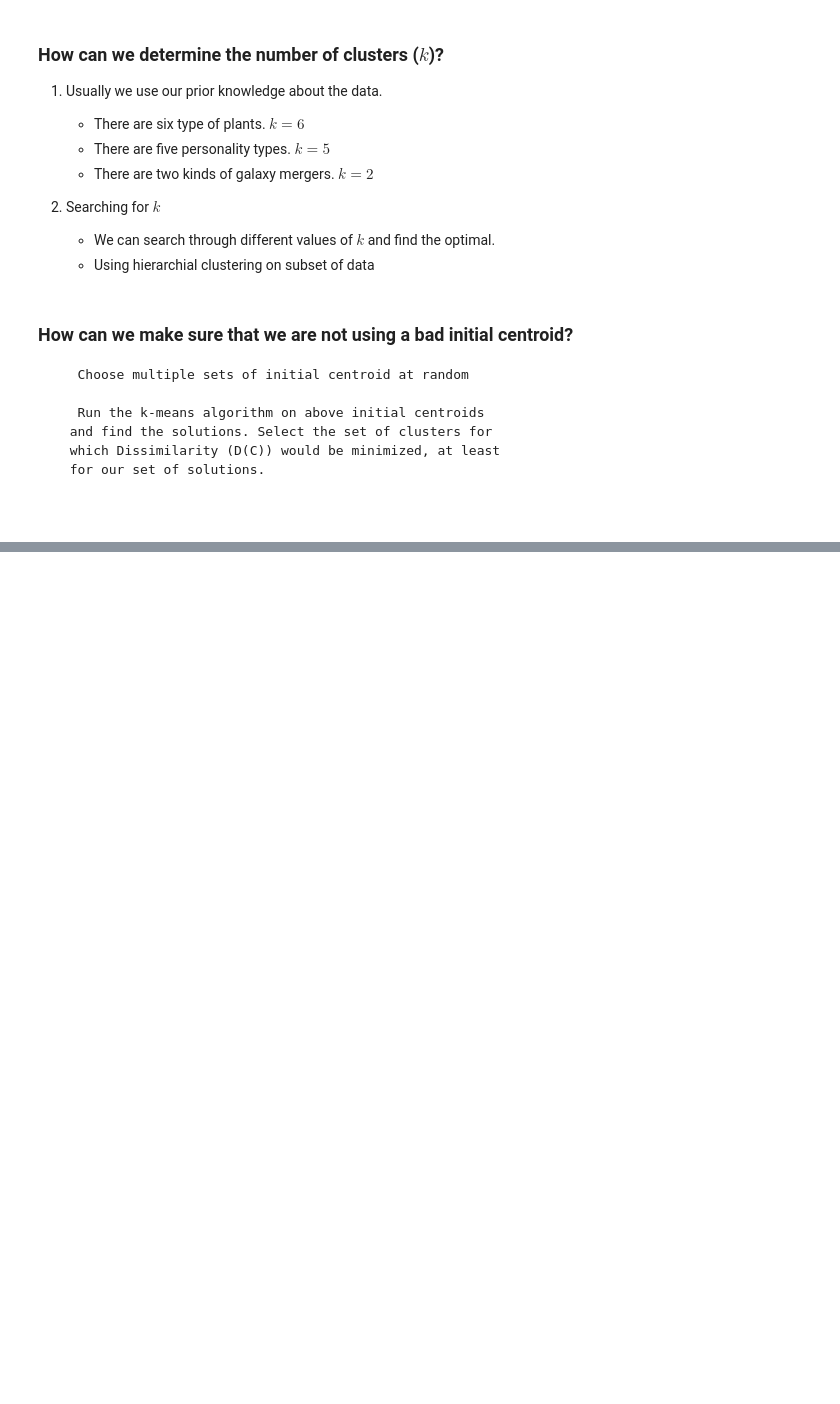
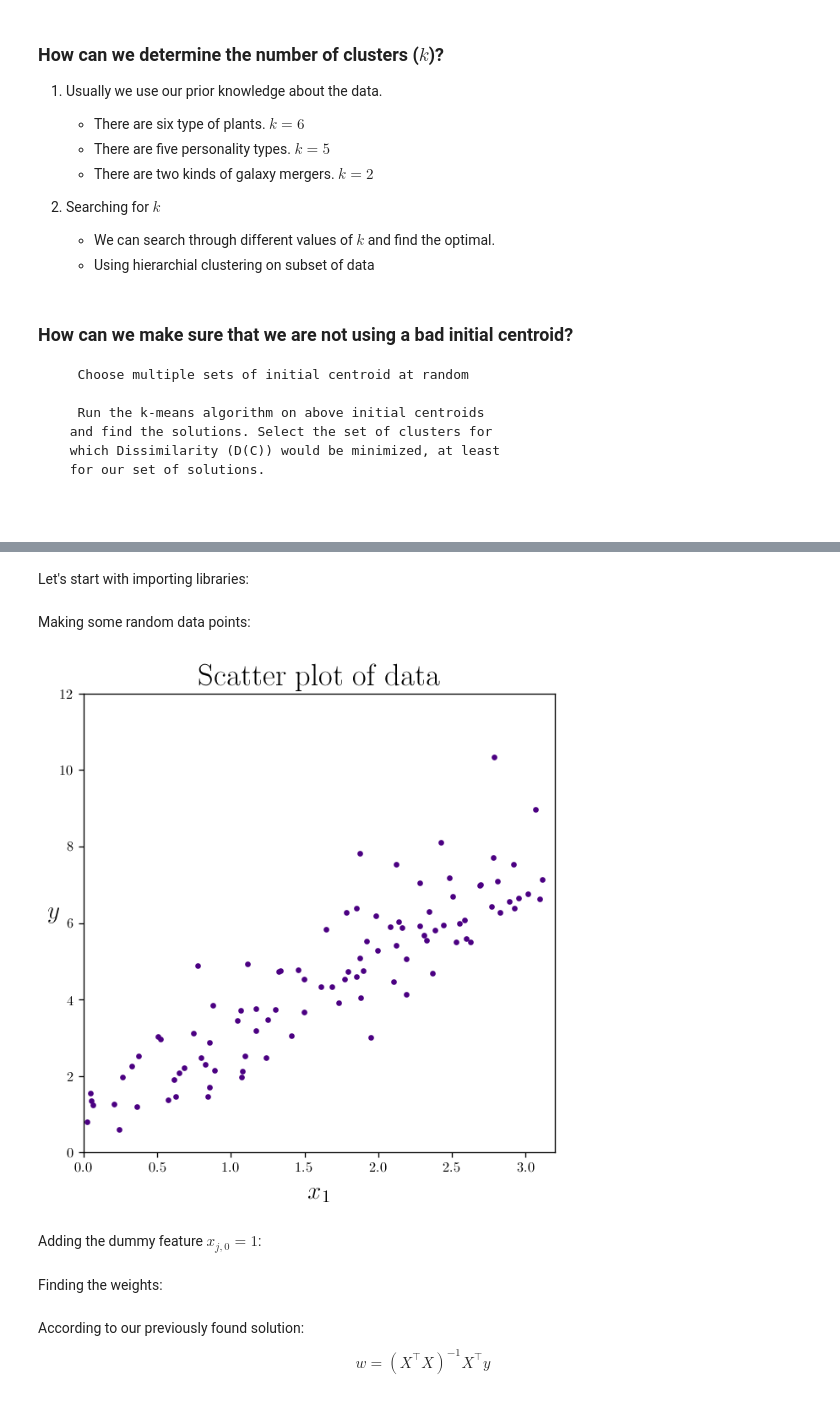
Before and after one commit to sinataamoli/Foundations-of-Machine-Learning, a Jupyter notebook: Discussion Notebooks/Discussion-Week 6-7.ipynb, the cells around one changed output, grey strips where cells are left out. Drawn from its saved outputs; the diff is of its cells as text; code cells hidden in the pictures; blank space fills up the shorter version.

```diff
--- a/Discussion Notebooks/Discussion-Week 6-7.ipynb
+++ b/Discussion Notebooks/Discussion-Week 6-7.ipynb
@@ -520,0 +789,2 @@ This shows how important feature scaling can be!
+# %% [markdown]
+Let's start with importing libraries:
@@ -520,0 +825,21 @@ This shows how important feature scaling can be!
+# %% [markdown]
+Making some random data points:
+# %%
+X = 3.2 * np.random.rand(100, 1)
+y = 1.5 + 1.9 * X + np.random.randn(100, 1)
+# %%
+plt.plot(X, y, ".", color="indigo")
+
+
+plt.title(r"Scatter plot of data")
+plt.xlabel("$x_1$")
+plt.ylabel("$y$", rotation=0)
+
+plt.axis([0, 3.2, 0, 12])
+
+
+plt.show()
+# %% [output]
+[figure, added]
+# %% [markdown]
+Adding the dummy feature $x_{j,0} = 1$:
@@ -520,0 +848,9 @@ This shows how important feature scaling can be!
+# %% [markdown]
+Finding the weights:
+# %% [markdown]
+According to our previously found solution:
+$$
+\begin{equation*}
+w = (X^\intercal X)^{-1} X^\intercal y
+\end{equation*}
+$$
```
Also changed, not shown: parts of 40 cells of this notebook.
